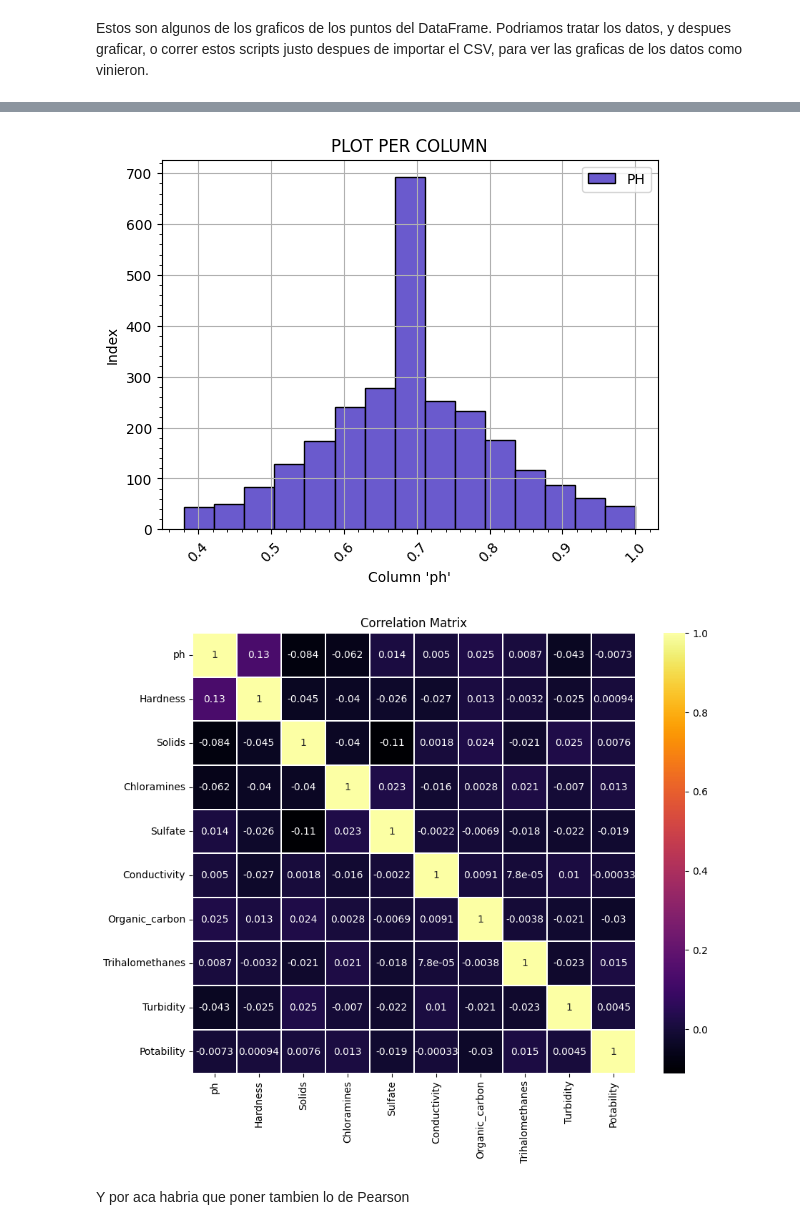
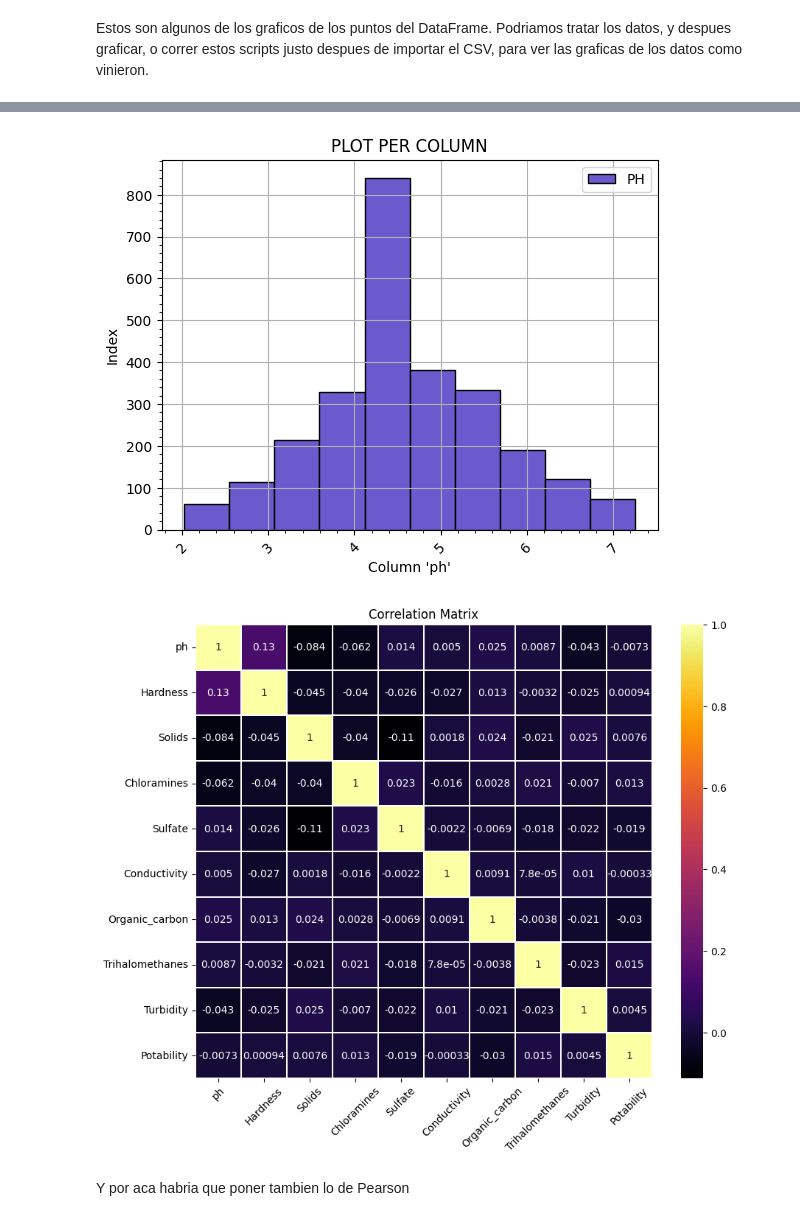
Before and after one commit to nicocernadas/Neural-Network, a Jupyter notebook: JupiterBook.ipynb, the cells around one changed output, grey strips where cells are left out. Cells and saved outputs as stored; diff of their text form; code cells hidden in the pictures.

Commit message:
Datos Estandarizados! Mejores graficos y accuracy

```diff
--- a/JupiterBook.ipynb
+++ b/JupiterBook.ipynb
@@ -238,8 +306,8 @@ df_ceros = descarte(df, 'Potability', 0) # <- arma un dataframe nuevo con las mu
 df_unos = descarte(df, 'Potability', 1) # <- arma un dataframe nuevo con las muestras potables
 df = carga_nans(df, df_ceros, df_unos) # <- carga los nans con las medianas dependiendo si es o no potable
 df = limpieza(df) # <- borra los atipicos (directamente elimina la fila)
-# Comentar y descomentar la normalizacion para vistazo de las graficas
-df = normalizacion(df) # <- normaliza los datos
+# NUEVO! ahora los datos no se normalizan, se estandarizan. Mucho mejores graficos y Accuracy en ambos 2. <-
+df = estandarizacion(df)
 # %% [markdown]
 Una vez que los datos estan limpios, podemos proceder con la Red
 # %% [markdown]
@@ -276,26 +369,27 @@ def histograms(df, last_col):
         plt.minorticks_on()
         plt.grid()
         plt.title('PLOT PER COLUMN')
-        plt.hist(df[item], bins=15, color='slateblue', edgecolor='black', label=item.upper())
+        plt.hist(df[item], bins=10, color='slateblue', edgecolor='black', label=item.upper())
         plt.legend()
         plt.show()
 
 histograms(df, 1)
 # %% [output]
-[figure, old version]
+[figure, new version]
 # %%
 # Matriz de correlacion
 def matrix_corr(df):
     plt.figure(figsize=(10, 8))
     matriz_corr = df.corr()
     # Colores para la grafica de correlacion -> https://matplotlib.org/stable/users/explain/colors/colormaps.html
     sns.heatmap(matriz_corr, annot=True, cmap='inferno', linewidths=0.3)
+    plt.xticks(rotation=45, horizontalalignment='center')
     plt.title('Correlation Matrix')
     plt.show()
 
 matrix_corr(df)
 # %% [output]
-[figure, old version]
+[figure, new version]
 # %% [markdown]
 Y por aca habria que poner tambien lo de Pearson
 # %% [markdown]
```
Also changed, not shown: parts of 8 cells of this notebook.
